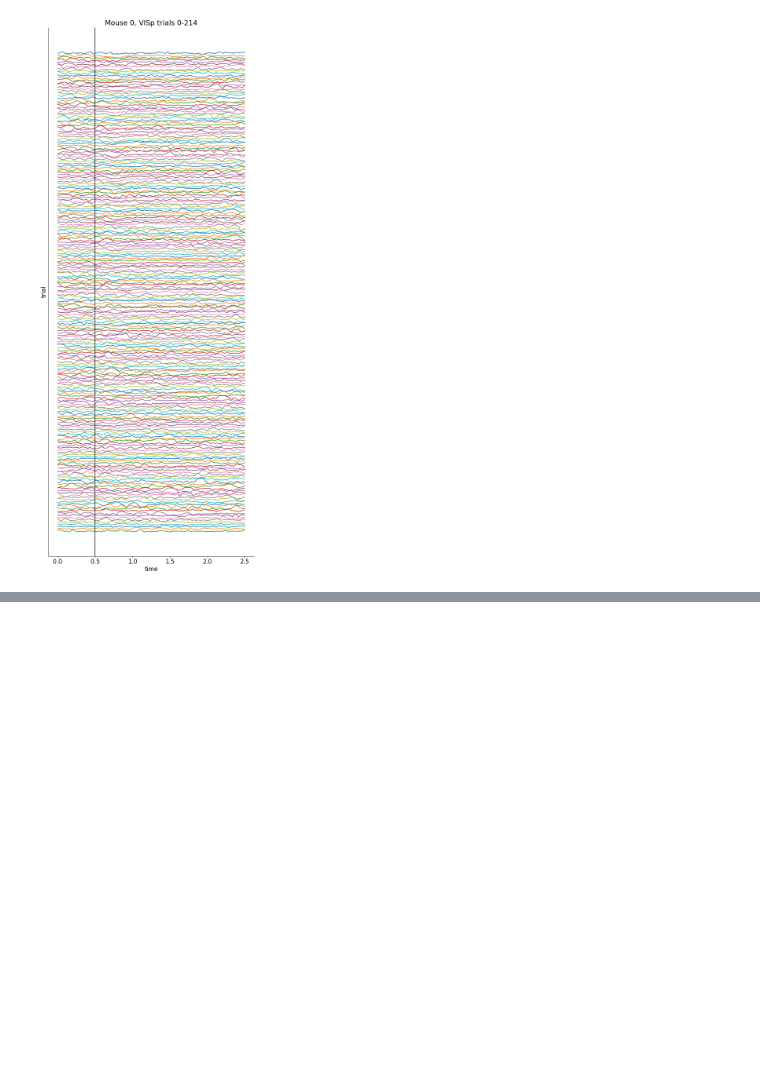
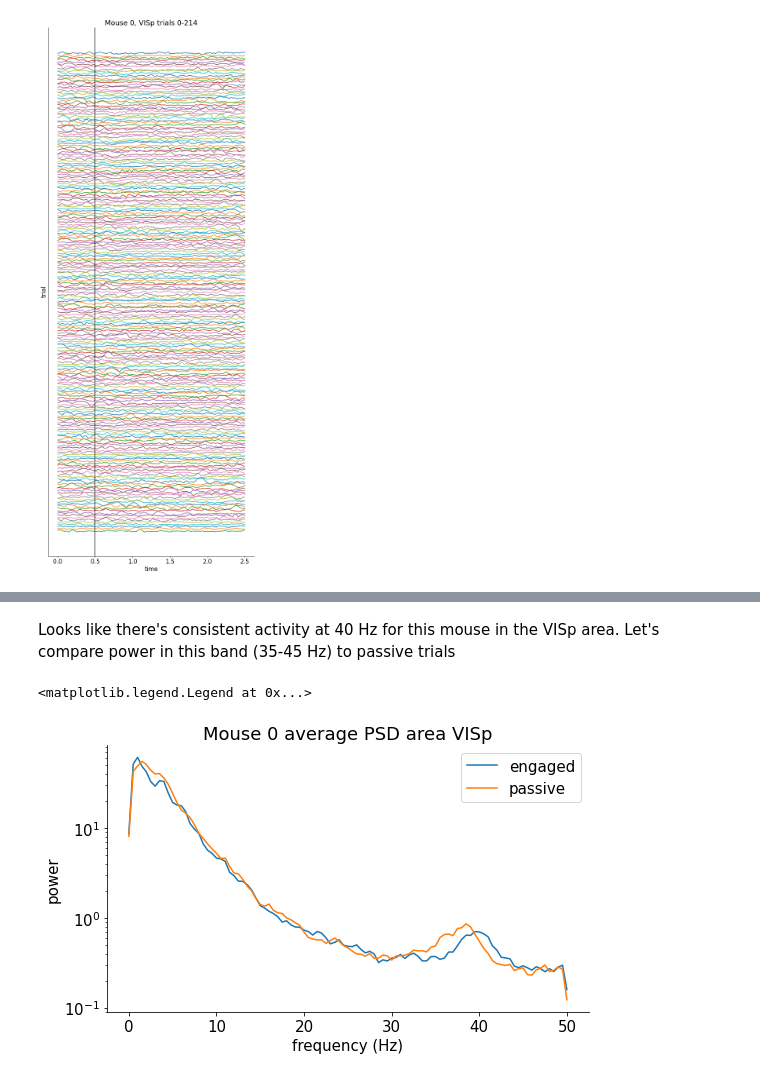
Before and after one commit to sydney-smith/NMA_project, a Jupyter notebook: SYDNEY_NMA_data_explore.ipynb, the cells around one changed output, grey strips where cells are left out. Drawn from its saved outputs; the diff is of its cells as text; code cells hidden in the pictures; blank space fills up the shorter version.

```diff
--- a/SYDNEY_NMA_data_explore.ipynb
+++ b/SYDNEY_NMA_data_explore.ipynb
@@ -98,9 +126,13 @@ samples = dat_LFP[0]['lfp'].shape[2]
 sfreq = samples/2.5 # 100 Hz sampling rate (nyquist @ 50 Hz)
 shanks = dat_LFP[0]['lfp'].shape[0]
 trials = dat_LFP[0]['lfp'].shape[1]
+
+trials_pass = dat_LFP[0]['lfp_passive'].shape[1]
 # %%
+#@title Plot some raw data
 x = np.linspace(0,2.5,samples)
 dat = dat_LFP[0]['lfp'] # data from mouse 0
+dat_pas = dat_LFP[0]['lfp_passive'] # passive data from mouse 0
 offset = 0
 
 plt.figure(figsize=[8,20])
@@ -148,0 +204,52 @@ KeyError: ignored
+# %%
+spectra = np.zeros([trials, int(sfreq)+1]) # empty array size n_trials, n_freqs
+
+for trial in range(0,trials):
+  freqs, spectrum = spectral.compute_spectrum_welch(dat[loc][trial], fs=sfreq, avg_type='median',
+                                                    window='hann', nperseg=sfreq*2, noverlap=sfreq/8)
+  spectra[trial,:] = spectrum
+
+avg_spectrum = np.mean(spectra, axis=0)
+
+plt.figure(figsize=[8,5])
+plt.plot(freqs, avg_spectrum)
+plt.yscale('log')
+plt.xlabel('frequency (Hz)')
+plt.ylabel('power')
+plt.title('Mouse 0 average PSD over 214 trials')
+# %% [markdown]
+Looks like there's consistent activity at 40 Hz for this mouse in the VISp area. Let's compare power in this band (35-45 Hz) to passive trials
+# %%
+#@title Passive vs. Active trials PSD compariosn
+
+# passive trials
+spectra = np.zeros([trials_pass, int(sfreq)+1]) # empty array size n_trials, n_freqs
+
+for trial in range(0,trials_pass):
+  freqs, spectrum = spectral.compute_spectrum_welch(dat_pas[loc][trial], fs=sfreq, avg_type='median',
+                                                    window='hann', nperseg=sfreq*2, noverlap=sfreq/2)
+  spectra[trial,:] = spectrum
+
+avg_spectrum_pass = np.mean(spectra, axis=0)
+
+# active trails
+spectra = np.zeros([trials, int(sfreq)+1]) # empty array size n_trials, n_freqs
+
+for trial in range(0,trials):
+  freqs, spectrum = spectral.compute_spectrum_welch(dat[loc][trial], fs=sfreq, avg_type='median',
+                                                    window='hann', nperseg=sfreq*2, noverlap=sfreq/2)
+  spectra[trial,:] = spectrum
+
+avg_spectrum = np.mean(spectra, axis=0)
+
+plt.figure(figsize=[8,5])
+plt.plot(freqs, avg_spectrum, label='engaged')
+plt.plot(freqs, avg_spectrum_pass, label='passive')
+plt.yscale('log')
+plt.xlabel('frequency (Hz)')
+plt.ylabel('power')
+plt.title('Mouse 0 average PSD area VISp')
+plt.legend()
+# %% [output]
+<matplotlib.legend.Legend at 0x...>
+[figure, added]
```
Also changed, not shown: parts of 23 cells of this notebook.
